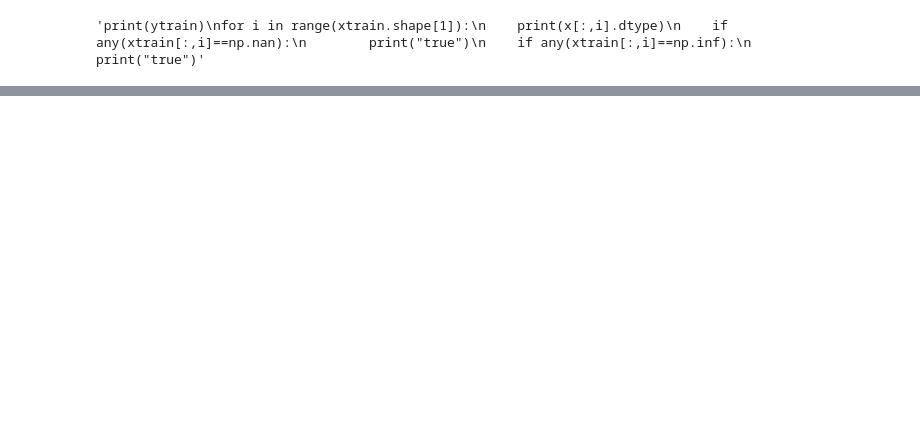
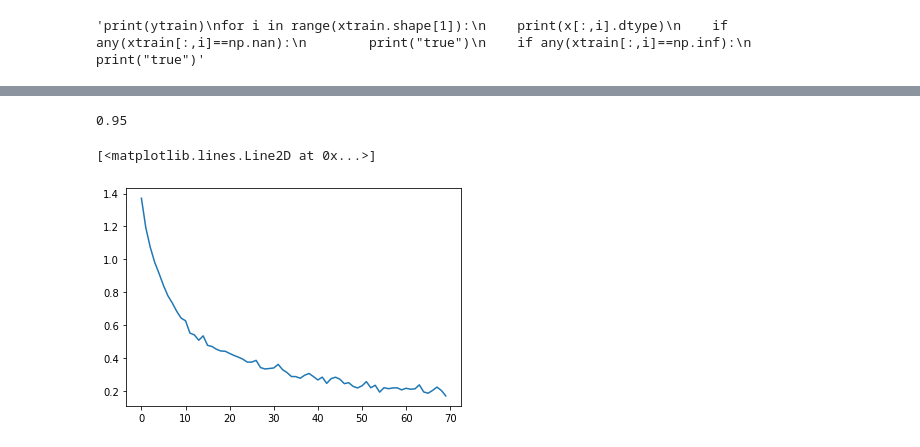
Before and after one commit to adarshkumar00/int-247-project, a Jupyter notebook: int_247_project.ipynb, the cells around one changed output, grey strips where cells are left out. Cells and saved outputs as stored; diff of their text form; code cells hidden in the pictures; blank space fills up the shorter version.

```diff
--- a/int_247_project.ipynb
+++ b/int_247_project.ipynb
@@ -103,0 +107,8 @@ weighted avg       0.93      0.92      0.93       420
+# %%
+classifier = GaussianNB()
+classifier.fit(xtrain,ytrain)
+ypred=classifier.predict(xtest)
+gnb_acc=accuracy_score(ypred,ytest)
+print("Accuracy Score : %.2f"%gnb_acc)
+print("\nConfusion Matrix \n",confusion_matrix(ypred,ytest))
+print("\nclassification report \n",classification_report(ypred,ytest))
@@ -114,2 +137,0 @@ lin_reg.compile(loss='mse',optimizer="sgd",metrics=['accuracy'])
-# %%
-lin_reg.fit(xtrain,ytrain,epochs=20,batch_size=64)
@@ -134,0 +138,16 @@ Epoch 20/20
+# %%
+y_train=to_categorical(ytrain)
+# %%
+model = Sequential()
+model.add(Dense(64,activation='relu',kernel_regularizer='l2'))
+model.add(BatchNormalization())
+model.add(Dense(32,activation='relu',kernel_regularizer='l2'))
+model.add(BatchNormalization())
+model.add(Dense(16,activation='relu'))
+model.add(BatchNormalization())
+model.add(Dense(16,activation='relu'))
+model.add(Dense(8,activation='relu'))
+model.add(BatchNormalization())
+model.add(Dense(2,activation= "softmax"))
+model.compile(loss='categorical_crossentropy' , optimizer = "adam" , metrics = ["accuracy"])
+history = model.fit(xtrain,y_train , epochs =70 , batch_size=32)
@@ -134,0 +172,9 @@ Epoch 20/20
+# %%
+ypred=np.argmax(model.predict(xtest) , axis =1)
+mlp_acc=accuracy_score(ypred,ytest)
+print("%.2f"%mlp_acc)
+plt.plot(history.history['loss'])
+# %% [output]
+0.95
+[<matplotlib.lines.Line2D at 0x...>]
+[figure, added]
```
Also changed, not shown: parts of 11 cells of this notebook.
